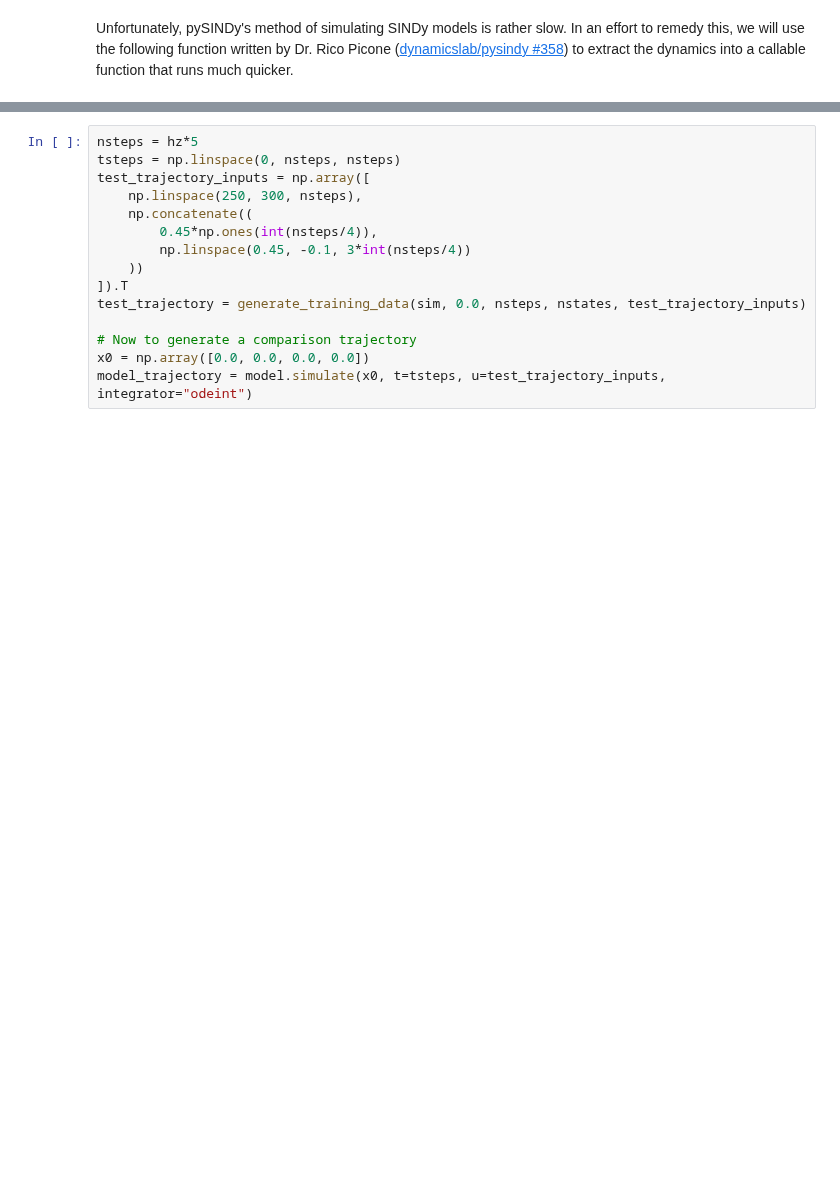
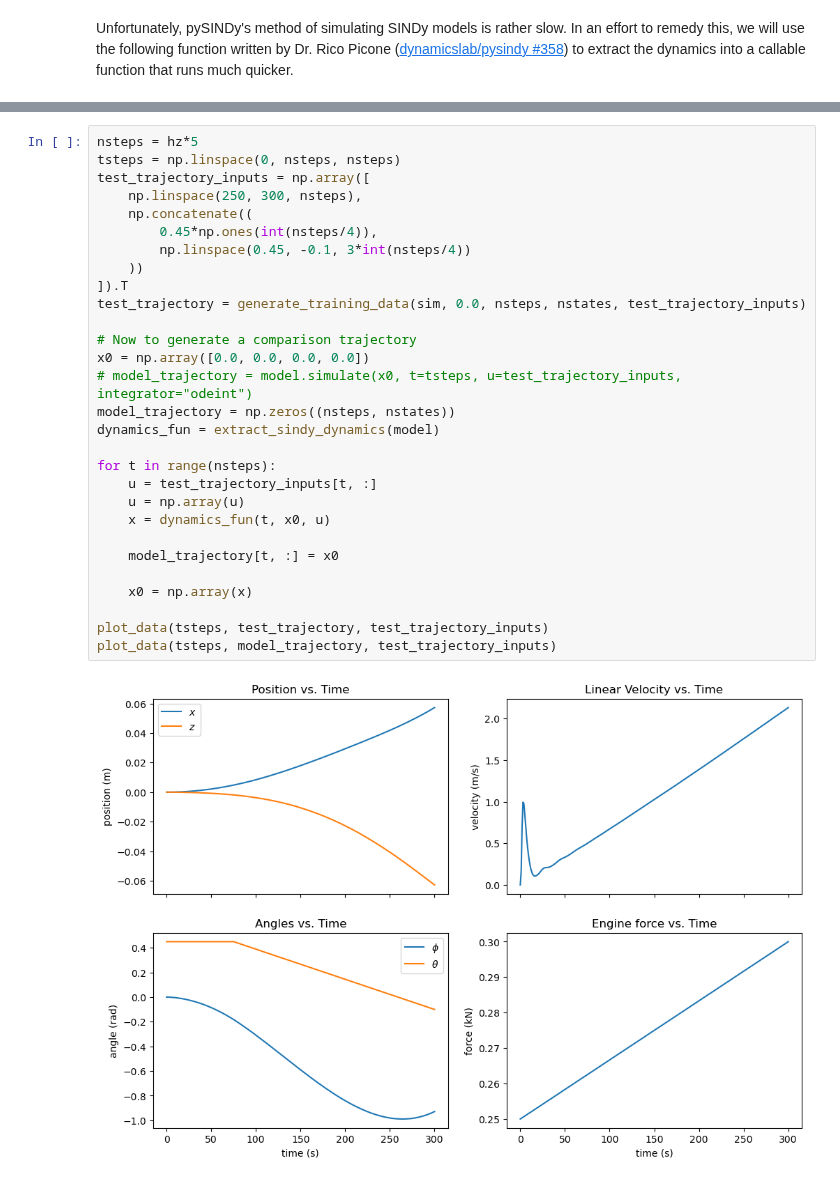
Before and after one commit to KylerLimata/hybrid-control-car, a Jupyter notebook: project.ipynb, the cells around one changed output, grey strips where cells are left out. Cells and saved outputs as stored; diff of their text form; blank space fills up the shorter version.

Commit message:
Generate estimated trajectory from dynamics

```diff
--- a/project.ipynb
+++ b/project.ipynb
@@ -279,15 +276,31 @@ def extract_sindy_dynamics(sindy_model, eps=1e-12):
 # %%
 nsteps = hz*5
 tsteps = np.linspace(0, nsteps, nsteps)
 test_trajectory_inputs = np.array([
     np.linspace(250, 300, nsteps),
     np.concatenate((
         0.45*np.ones(int(nsteps/4)),
         np.linspace(0.45, -0.1, 3*int(nsteps/4))
     ))
 ]).T
 test_trajectory = generate_training_data(sim, 0.0, nsteps, nstates, test_trajectory_inputs)
 
 # Now to generate a comparison trajectory
 x0 = np.array([0.0, 0.0, 0.0, 0.0])
-model_trajectory = model.simulate(x0, t=tsteps, u=test_trajectory_inputs, integrator="odeint")
+# model_trajectory = model.simulate(x0, t=tsteps, u=test_trajectory_inputs, integrator="odeint")
+model_trajectory = np.zeros((nsteps, nstates))
+dynamics_fun = extract_sindy_dynamics(model)
+
+for t in range(nsteps):
+    u = test_trajectory_inputs[t, :]
+    u = np.array(u)
+    x = dynamics_fun(t, x0, u)
+
+    model_trajectory[t, :] = x0
+
+    x0 = np.array(x)
+
+plot_data(tsteps, test_trajectory, test_trajectory_inputs)
+plot_data(tsteps, model_trajectory, test_trajectory_inputs)
+# %% [output]
+[figure, added]
```
Also changed, not shown: parts of 6 cells of this notebook.
